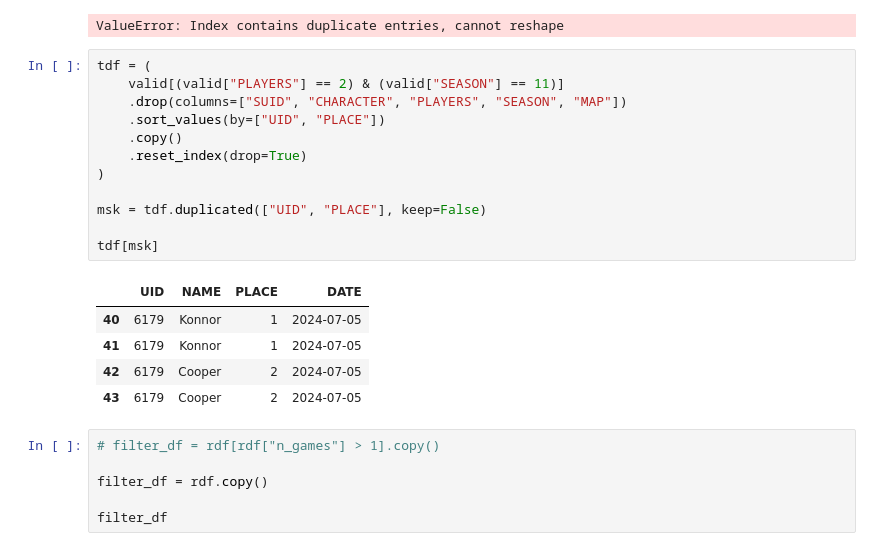
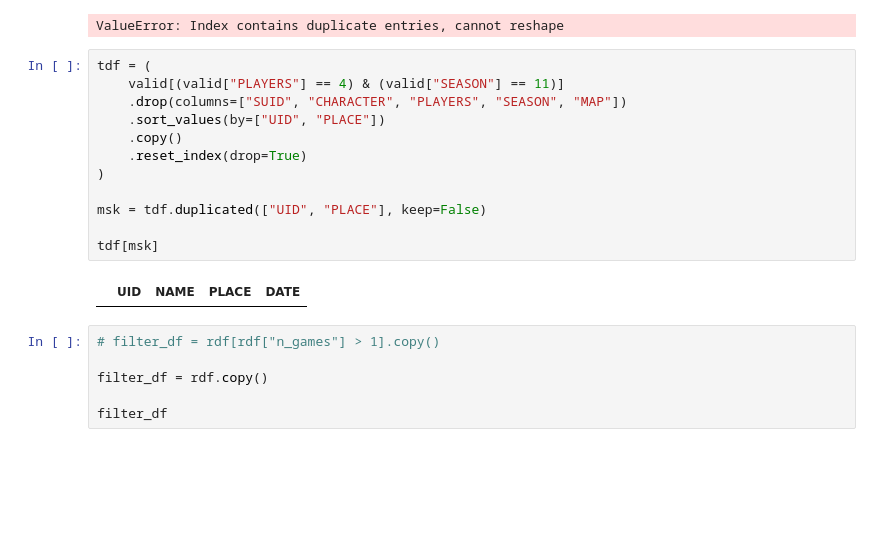
Before and after one commit to c-goodman/mkstream, a Jupyter notebook: notebooks/elo.ipynb, the cells around one changed output. Drawn from its saved outputs; the diff is of its cells as text; blank space fills up the shorter version.

```diff
--- a/notebooks/elo.ipynb
+++ b/notebooks/elo.ipynb
@@ -300,22 +300,18 @@ rdf = tracker.get_current_ratings()
 ValueError: Index contains duplicate entries, cannot reshape
 # %%
 tdf = (
-    valid[(valid["PLAYERS"] == 2) & (valid["SEASON"] == 11)]
+    valid[(valid["PLAYERS"] == 4) & (valid["SEASON"] == 11)]
     .drop(columns=["SUID", "CHARACTER", "PLAYERS", "SEASON", "MAP"])
     .sort_values(by=["UID", "PLACE"])
     .copy()
     .reset_index(drop=True)
 )
 
 msk = tdf.duplicated(["UID", "PLACE"], keep=False)
 
 tdf[msk]
 # %% [output]
 |  | UID | NAME | PLACE | DATE |
-| 40 | 6179 | Konnor | 1 | 2024-07-05 |
-| 41 | 6179 | Konnor | 1 | 2024-07-05 |
-| 42 | 6179 | Cooper | 2 | 2024-07-05 |
-| 43 | 6179 | Cooper | 2 | 2024-07-05 |
 # %%
 # filter_df = rdf[rdf["n_games"] > 1].copy()
 
```
Also changed, not shown: parts of 2 cells of this notebook.
